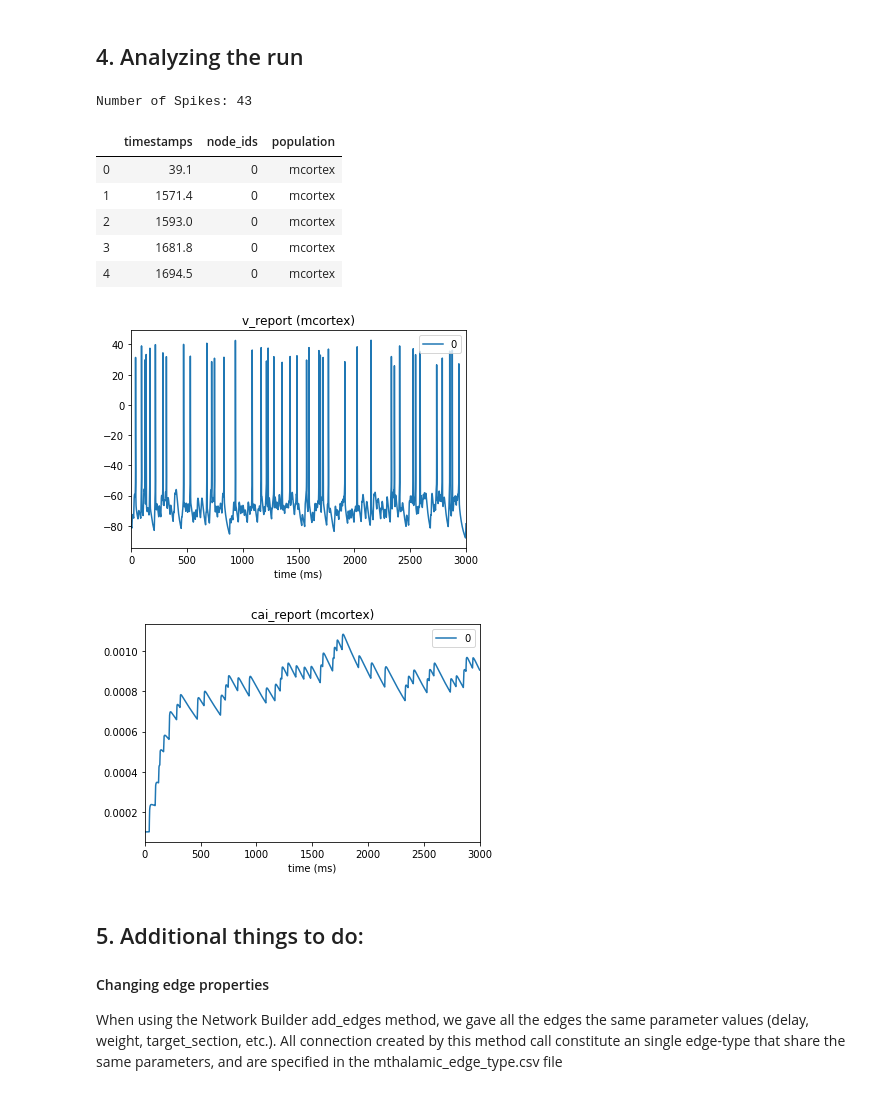
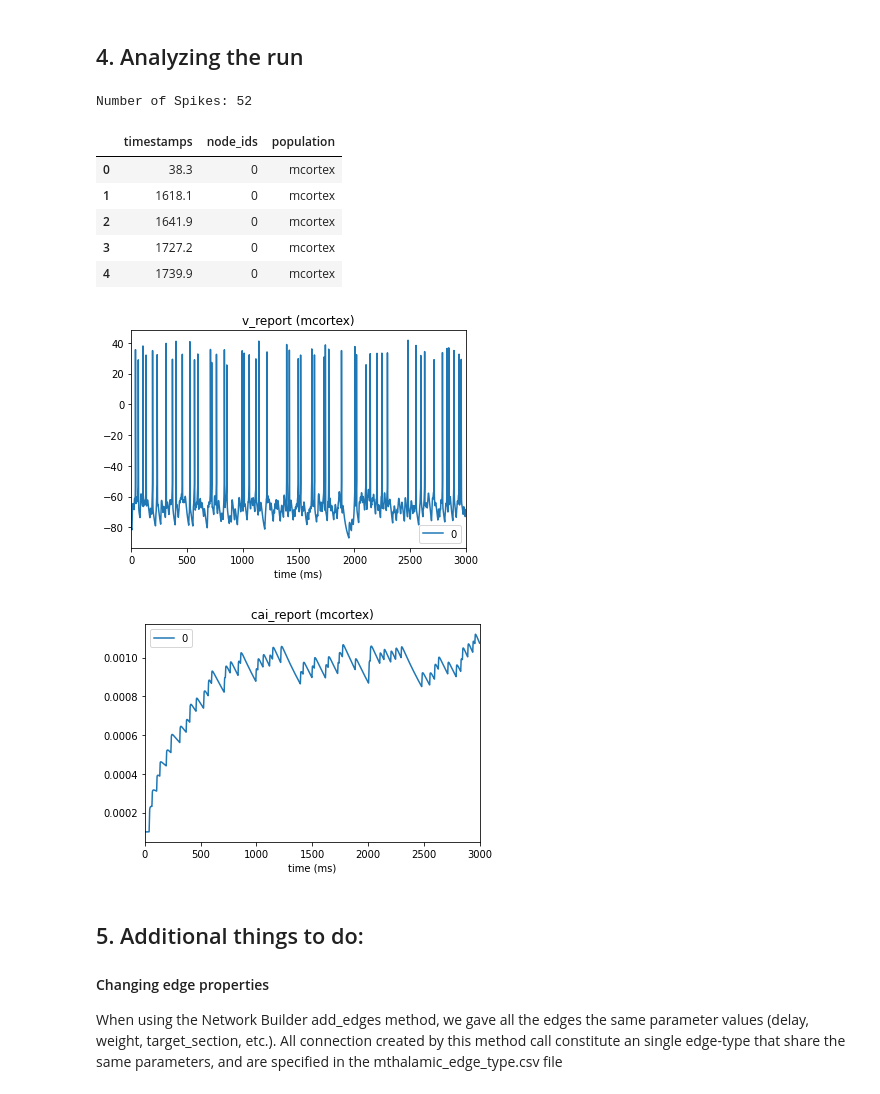
Before and after one commit to AllenInstitute/bmtk, a Jupyter notebook: docs/tutorial/02_single_cell_syn.ipynb, the cells around one changed output. Cells and saved outputs as stored; diff of their text form; code cells hidden in the pictures.

```diff
--- a/docs/tutorial/02_single_cell_syn.ipynb
+++ b/docs/tutorial/02_single_cell_syn.ipynb
@@ -198,25 +211,25 @@ INFO:NEURONIOUtils:Starting timestep: 0 at t_sim: 0.000 ms
 # %%
 from bmtk.analyzer.spike_trains import to_dataframe
 
-results_df = to_dataframe(config_file='sim_ch02/simulation_config.json')
+results_df = to_dataframe(config_file='sim_ch02/config.json')
 print('Number of Spikes: {}'.format(len(results_df)))
 results_df.head()
 # %% [output]
-Number of Spikes: 43
+Number of Spikes: 52
 |  | timestamps | node_ids | population |
-| 0 | 39.1 | 0 | mcortex |
-| 1 | 1571.4 | 0 | mcortex |
-| 2 | 1593.0 | 0 | mcortex |
-| 3 | 1681.8 | 0 | mcortex |
-| 4 | 1694.5 | 0 | mcortex |
+| 0 | 38.3 | 0 | mcortex |
+| 1 | 1618.1 | 0 | mcortex |
+| 2 | 1641.9 | 0 | mcortex |
+| 3 | 1727.2 | 0 | mcortex |
+| 4 | 1739.9 | 0 | mcortex |
 # %%
 from bmtk.analyzer.compartment import plot_traces
 
-_ = plot_traces(config_file='sim_ch02/simulation_config.json', node_ids=[0], report_name='v_report')
-_ = plot_traces(config_file='sim_ch02/simulation_config.json', node_ids=[0], report_name='cai_report')
+_ = plot_traces(config_file='sim_ch02/config.json', node_ids=[0], report_name='v_report')
+_ = plot_traces(config_file='sim_ch02/config.json', node_ids=[0], report_name='cai_report')
 # %% [output]
-[figure, old version]
+[figure, new version]
-[figure, old version]
+[figure, new version]
 # %% [markdown]
 ## 5. Additional things to do:
 
```
Also changed, not shown: parts of 9 cells of this notebook, 3 other files.
